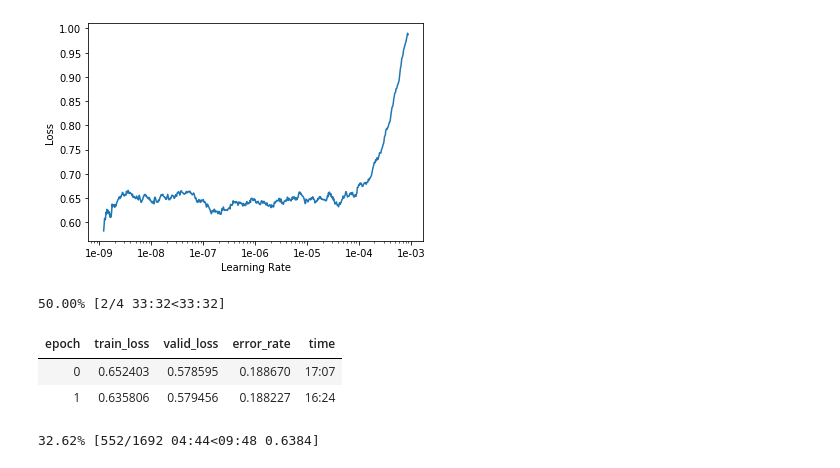
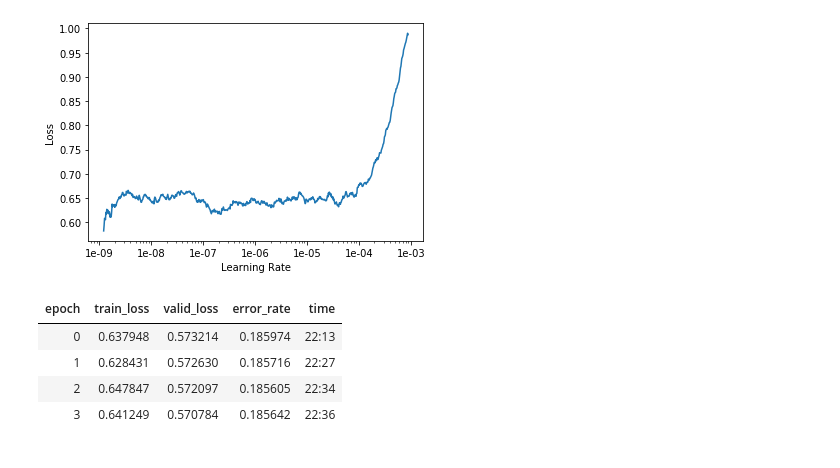
Before and after one commit to Arden-Zhu/fashion_net2, a Jupyter notebook: DeepFashion_classifer_by_category_picked.ipynb, the cells around one changed output. Saved outputs shown, nothing was run; the diff lists cells and outputs as text; code cells hidden in the pictures.

```diff
--- a/DeepFashion_classifer_by_category_picked.ipynb
+++ b/DeepFashion_classifer_by_category_picked.ipynb
@@ -479,11 +515,13 @@ learn.recorder.plot()
 LR Finder is complete, type {learner_name}.recorder.plot() to see the graph.
 [figure]
 # %%
+learn.load('stage-11')
+learn.unfreeze()
 learn.fit_one_cycle(4, max_lr=1e-7)
 learn.save('stage-12-1')
 # %% [output]
-50.00% [2/4 33:32<33:32]
 | epoch | train_loss | valid_loss | error_rate | time |
-| 0 | 0.652403 | 0.578595 | 0.188670 | 17:07 |
-| 1 | 0.635806 | 0.579456 | 0.188227 | 16:24 |
+| 0 | 0.637948 | 0.573214 | 0.185974 | 22:13 |
+| 1 | 0.628431 | 0.572630 | 0.185716 | 22:27 |
+| 2 | 0.647847 | 0.572097 | 0.185605 | 22:34 |
+| 3 | 0.641249 | 0.570784 | 0.185642 | 22:36 |
-32.62% [552/1692 04:44<09:48 0.6384]
```
Also changed, not shown: parts of 17 cells of this notebook.
